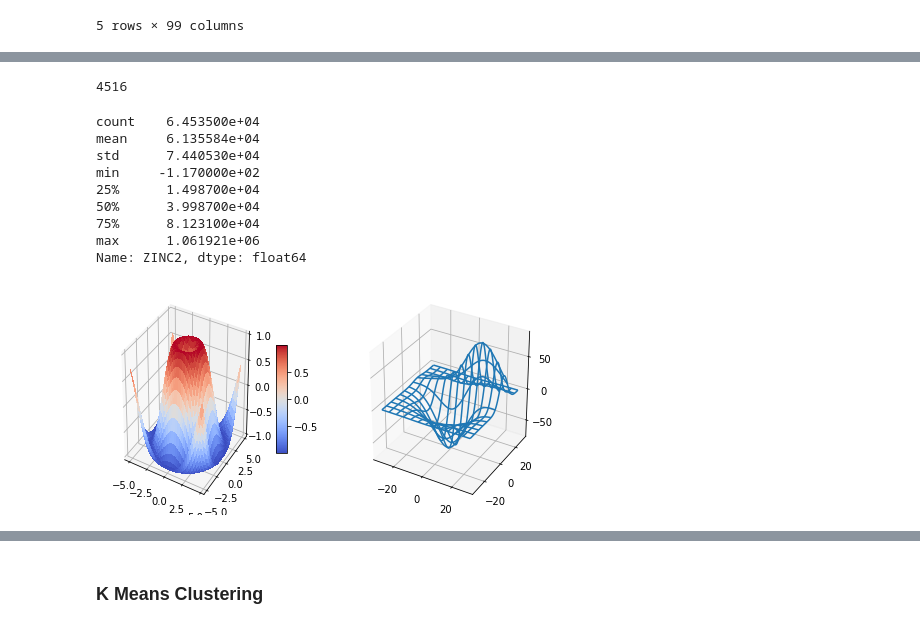
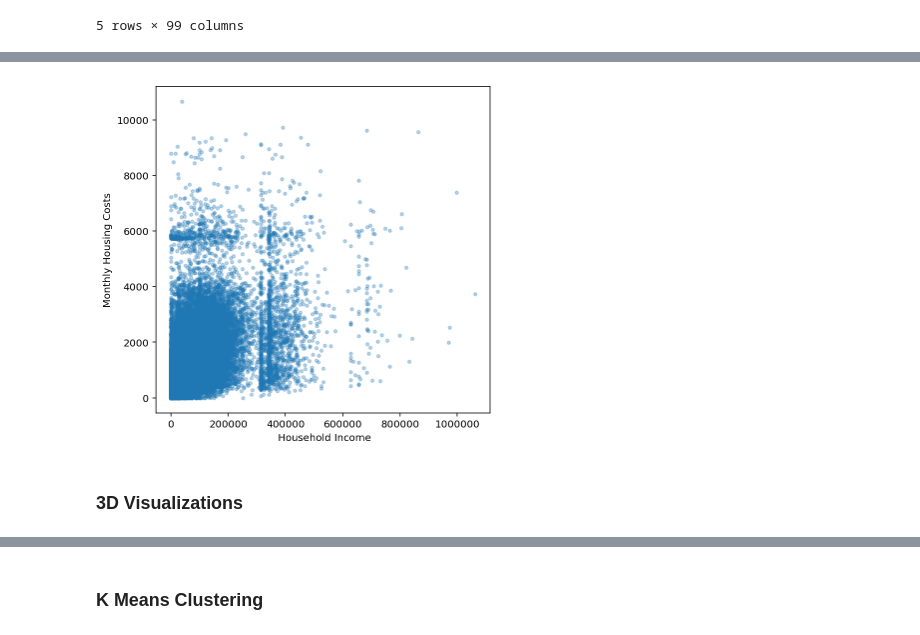
Before and after one commit to MiguelAMartinez/american-housing-survey, a Jupyter notebook: EDA.ipynb, the cells around one changed output, grey strips where cells are left out. Saved outputs shown, nothing was run; the diff lists cells and outputs as text; code cells hidden in the pictures.

```diff
--- a/EDA.ipynb
+++ b/EDA.ipynb
@@ -73,8 +77,13 @@ Useful columns
+# %%
+# Make dictionary of columns and names
+init_num_col_names = {'ZINC2': ' Household Income', 'ZSMHC': 'Monthly Housing Costs',
+                      'ROOMS': 'Number of rooms in unit',
+                      'PER': 'Number of persons in household', 'GLMED': 'Growth-adjusted median income',
+                      'AGE1': 'Age of head of household'}
 # %%
 # Make function for scatter plot
-def plot_columns(x_col, y_col, x_name, y_name):
+def plot_2D(x_col, y_col, df, col_names_dict):
     plt.figure(figsize=(6,6))
-    plt.scatter(df_national[x_col], df_national[y_col], s=10, alpha=0.3)
-    plt.xlabel(x_name)
-    plt.ylabel(y_name)
-    plt.show()
+    plt.scatter(df[x_col], df[y_col], s=10, alpha=0.3)
+    plt.xlabel(col_names_dict[x_col])
+    plt.ylabel(col_names_dict[y_col]);
@@ -111,59 +90,6 @@ error
-# %%
-(df_national.BURDEN > 1).sum()
-# %% [output]
-4516
-# %%
-df_national.ZINC2.describe()
-# %% [output]
-count    6.453500e+04
-mean     6.135584e+04
-std      7.440530e+04
-min     -1.170000e+02
-25%      1.498700e+04
-50%      3.998700e+04
-75%      8.123100e+04
-max      1.061921e+06
-Name: ZINC2, dtype: float64
-# %%
-import matplotlib.pyplot as plt
-from matplotlib import cm
-import numpy as np
-
-from mpl_toolkits.mplot3d.axes3d import get_test_data
-# This import registers the 3D projection, but is otherwise unused.
-from mpl_toolkits.mplot3d import Axes3D  # noqa: F401 unused import
-
-
-# set up a figure twice as wide as it is tall
-fig = plt.figure(figsize=plt.figaspect(0.5))
-
-#===============
-#  First subplot
-#===============
-# set up the axes for the first plot
-ax = fig.add_subplot(1, 2, 1, projection='3d')
-
-# plot a 3D surface like in the example mplot3d/surface3d_demo
-X = np.arange(-5, 5, 0.25)
-Y = np.arange(-5, 5, 0.25)
-X, Y = np.meshgrid(X, Y)
-R = np.sqrt(X**2 + Y**2)
-Z = np.sin(R)
-surf = ax.plot_surface(X, Y, Z, rstride=1, cstride=1, cmap=cm.coolwarm,
-                       linewidth=0, antialiased=False)
-ax.set_zlim(-1.01, 1.01)
-fig.colorbar(surf, shrink=0.5, aspect=10)
-
-#===============
-# Second subplot
-#===============
-# set up the axes for the second plot
-ax = fig.add_subplot(1, 2, 2, projection='3d')
-
-# plot a 3D wireframe like in the example mplot3d/wire3d_demo
-X, Y, Z = get_test_data(0.05)
-ax.plot_wireframe(X, Y, Z, rstride=10, cstride=10)
-
-plt.show()
-# %% [output]
-[figure, removed]
+# %%
+plot_2D(x_col='ZINC2', y_col='ZSMHC', df=df_national, col_names_dict=init_num_col_names)
+# %% [output]
+[figure, added]
+# %% [markdown]
+### 3D Visualizations
```
Also changed, not shown: parts of 11 cells of this notebook.
